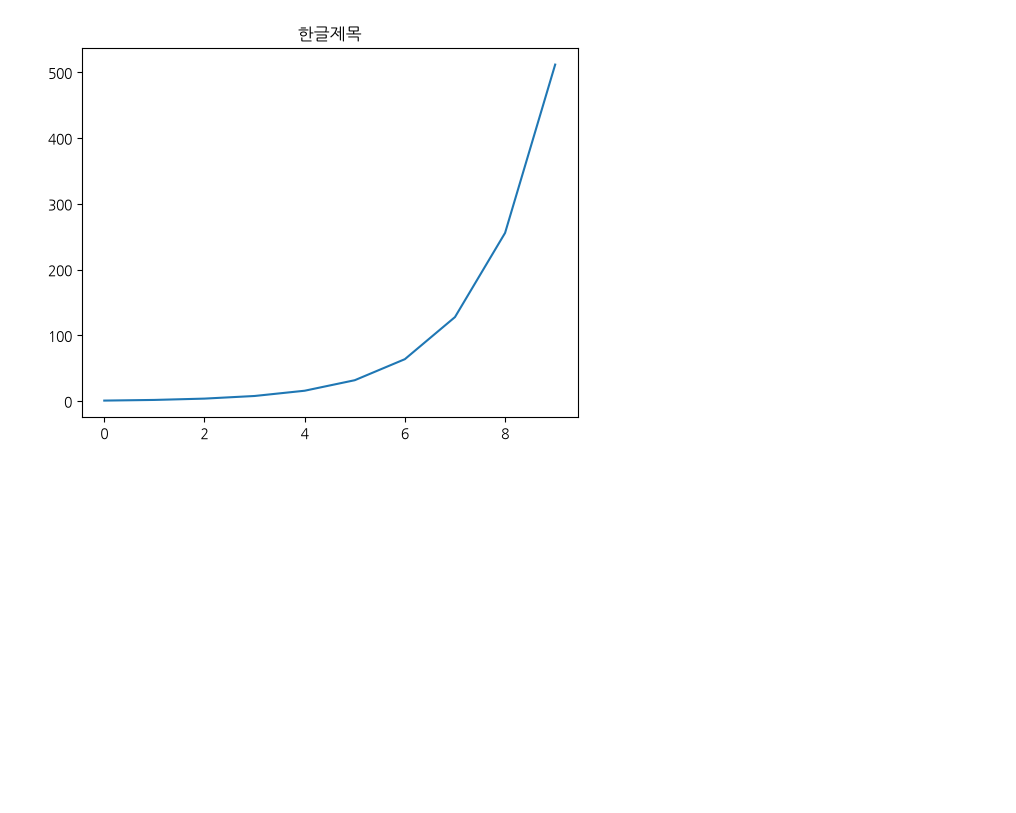
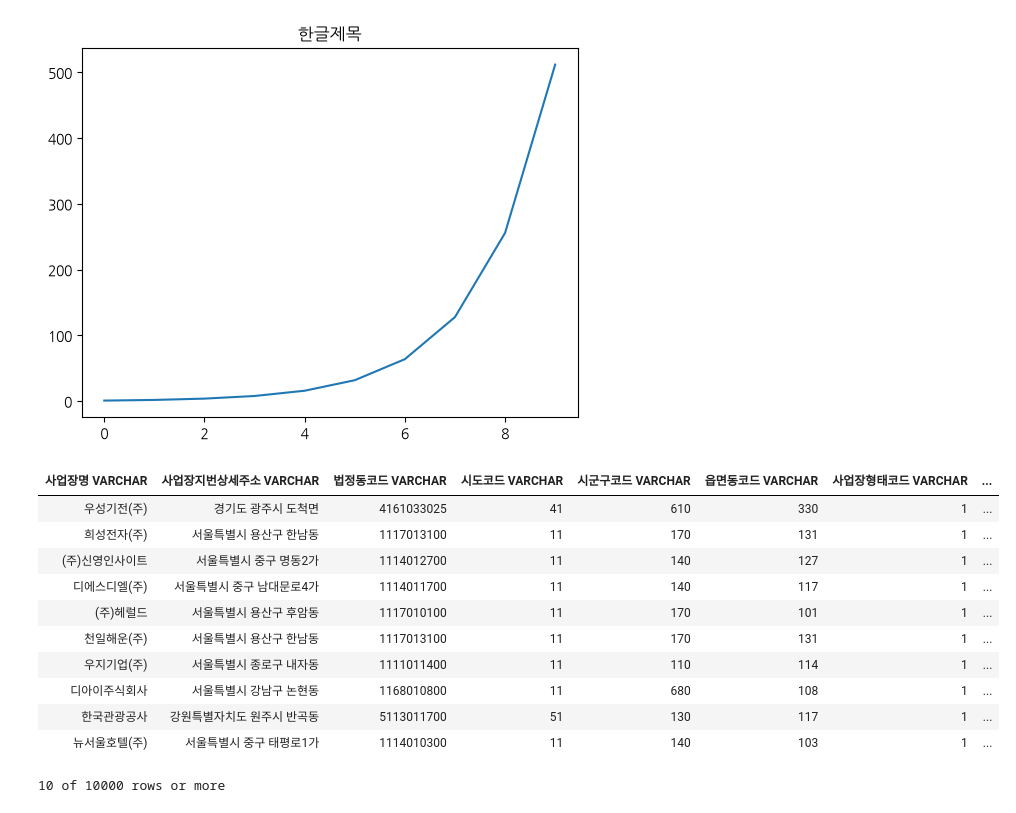
Before and after one commit to heavyrainseo/sql, a Jupyter notebook: basic.ipynb, the cells around one changed output. Saved outputs shown, nothing was run; the diff lists cells and outputs as text; code cells hidden in the pictures; blank space fills up the shorter version.

```diff
--- a/basic.ipynb
+++ b/basic.ipynb
@@ -16,3 +16,18 @@ plt.plot([2**i for i in range(10)])
 # %% [output]
 [<matplotlib.lines.Line2D at 0x...>]
 [figure]
+# %%
+duckdb.sql("select * from '국민연금.parquet'")
+# %% [output]
+| 사업장명 VARCHAR | 사업장지번상세주소 VARCHAR | 법정동코드 VARCHAR | 시도코드 VARCHAR | 시군구코드 VARCHAR | 읍면동코드 VARCHAR | 사업장형태코드 VARCHAR | ... |
+| 우성기전(주) | 경기도 광주시 도척면 | 4161033025 | 41 | 610 | 330 | 1 | ... |
+| 희성전자(주) | 서울특별시 용산구 한남동 | 1117013100 | 11 | 170 | 131 | 1 | ... |
+| (주)신영인사이트 | 서울특별시 중구 명동2가 | 1114012700 | 11 | 140 | 127 | 1 | ... |
+| 디에스디엘(주) | 서울특별시 중구 남대문로4가 | 1114011700 | 11 | 140 | 117 | 1 | ... |
+| (주)헤럴드 | 서울특별시 용산구 후암동 | 1117010100 | 11 | 170 | 101 | 1 | ... |
+| 천일해운(주) | 서울특별시 용산구 한남동 | 1117013100 | 11 | 170 | 131 | 1 | ... |
+| 우지기업(주) | 서울특별시 종로구 내자동 | 1111011400 | 11 | 110 | 114 | 1 | ... |
+| 디아이주식회사 | 서울특별시 강남구 논현동 | 1168010800 | 11 | 680 | 108 | 1 | ... |
+| 한국관광공사 | 강원특별자치도 원주시 반곡동 | 5113011700 | 51 | 130 | 117 | 1 | ... |
+| 뉴서울호텔(주) | 서울특별시 중구 태평로1가 | 1114010300 | 11 | 140 | 103 | 1 | ... |
+10 of 10000 rows or more
```
Also changed, not shown: parts of 2 cells of this notebook, 1 other file.
